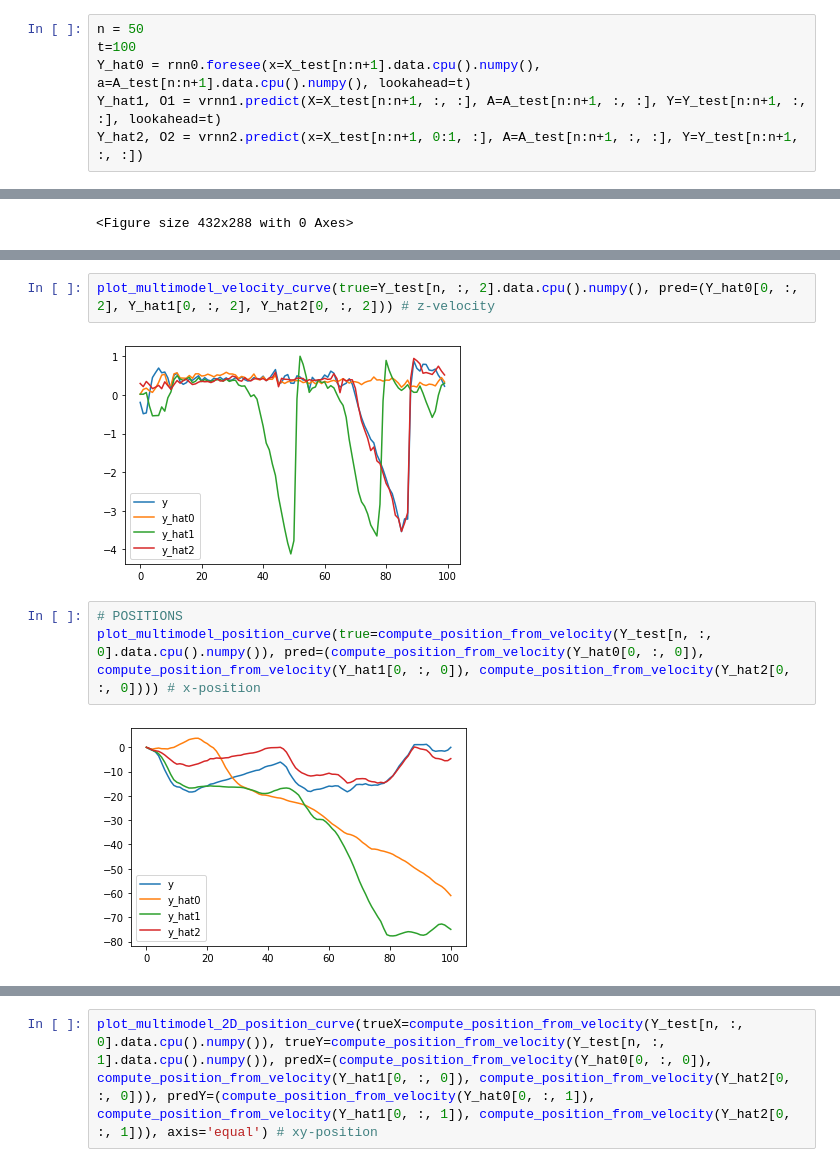
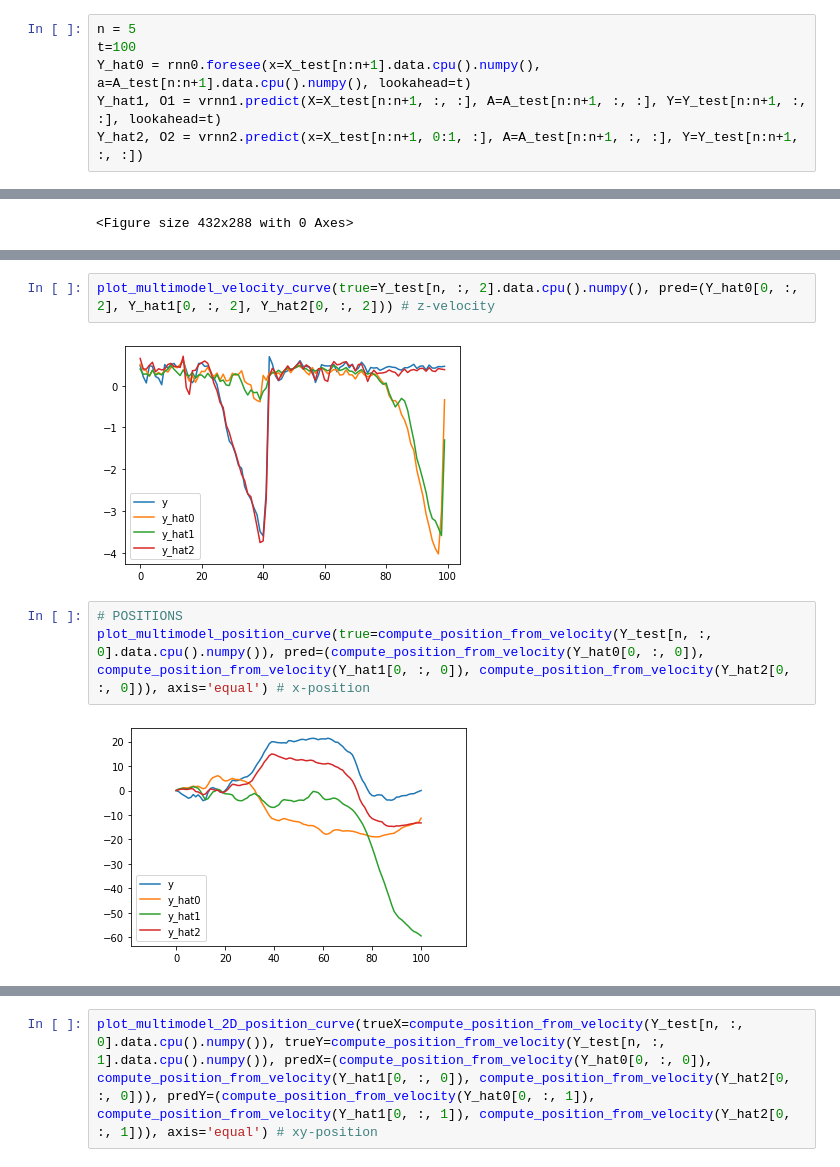
Before and after one commit to rjk2147/Dynamics-Model-Search, a Jupyter notebook: dynamics/src/best_results_compare_and_contrast.ipynb, the cells around one changed output, grey strips where cells are left out. Cells and saved outputs as stored; diff of their text form.

```diff
--- a/dynamics/src/best_results_compare_and_contrast.ipynb
+++ b/dynamics/src/best_results_compare_and_contrast.ipynb
@@ -120,7 +120,7 @@ Y_hat0 = rnn0.foresee(x=X_val[n:n+1].data.cpu().numpy(), a=A_val[n:n+1].data.cpu
 Y_hat1, O1 = vrnn1.predict(X=X_val[n:n+1, :, :], A=A_val[n:n+1, :, :], Y=Y_val[n:n+1, :, :], lookahead=t)
 Y_hat2, O2 = vrnn2.predict(x=X_val[n:n+1, 0:1, :], A=A_val[n:n+1, :, :], Y=Y_val[n:n+1, :, :])
 # %%
-n = 50
+n = 5
 t=100
 Y_hat0 = rnn0.foresee(x=X_test[n:n+1].data.cpu().numpy(), a=A_test[n:n+1].data.cpu().numpy(), lookahead=t)
 Y_hat1, O1 = vrnn1.predict(X=X_test[n:n+1, :, :], A=A_test[n:n+1, :, :], Y=Y_test[n:n+1, :, :], lookahead=t)
@@ -142,10 +142,10 @@ plot_multimodel_velocity_curve(true=Y_test[n, :, 1].data.cpu().numpy(), pred=(Y_
 # %%
 plot_multimodel_velocity_curve(true=Y_test[n, :, 2].data.cpu().numpy(), pred=(Y_hat0[0, :, 2], Y_hat1[0, :, 2], Y_hat2[0, :, 2])) # z-velocity
 # %% [output]
-[figure, old version]
+[figure, new version]
 # %%
 # POSITIONS
-plot_multimodel_position_curve(true=compute_position_from_velocity(Y_test[n, :, 0].data.cpu().numpy()), pred=(compute_position_from_velocity(Y_hat0[0, :, 0]), compute_position_from_velocity(Y_hat1[0, :, 0]), compute_position_from_velocity(Y_hat2[0, :, 0]))) # x-position
+plot_multimodel_position_curve(true=compute_position_from_velocity(Y_test[n, :, 0].data.cpu().numpy()), pred=(compute_position_from_velocity(Y_hat0[0, :, 0]), compute_position_from_velocity(Y_hat1[0, :, 0]), compute_position_from_velocity(Y_hat2[0, :, 0])), axis='equal') # x-position
 # %% [output]
-[figure, old version]
+[figure, new version]
 # %%
```
Also changed, not shown: parts of 8 cells of this notebook, 8 other files.
